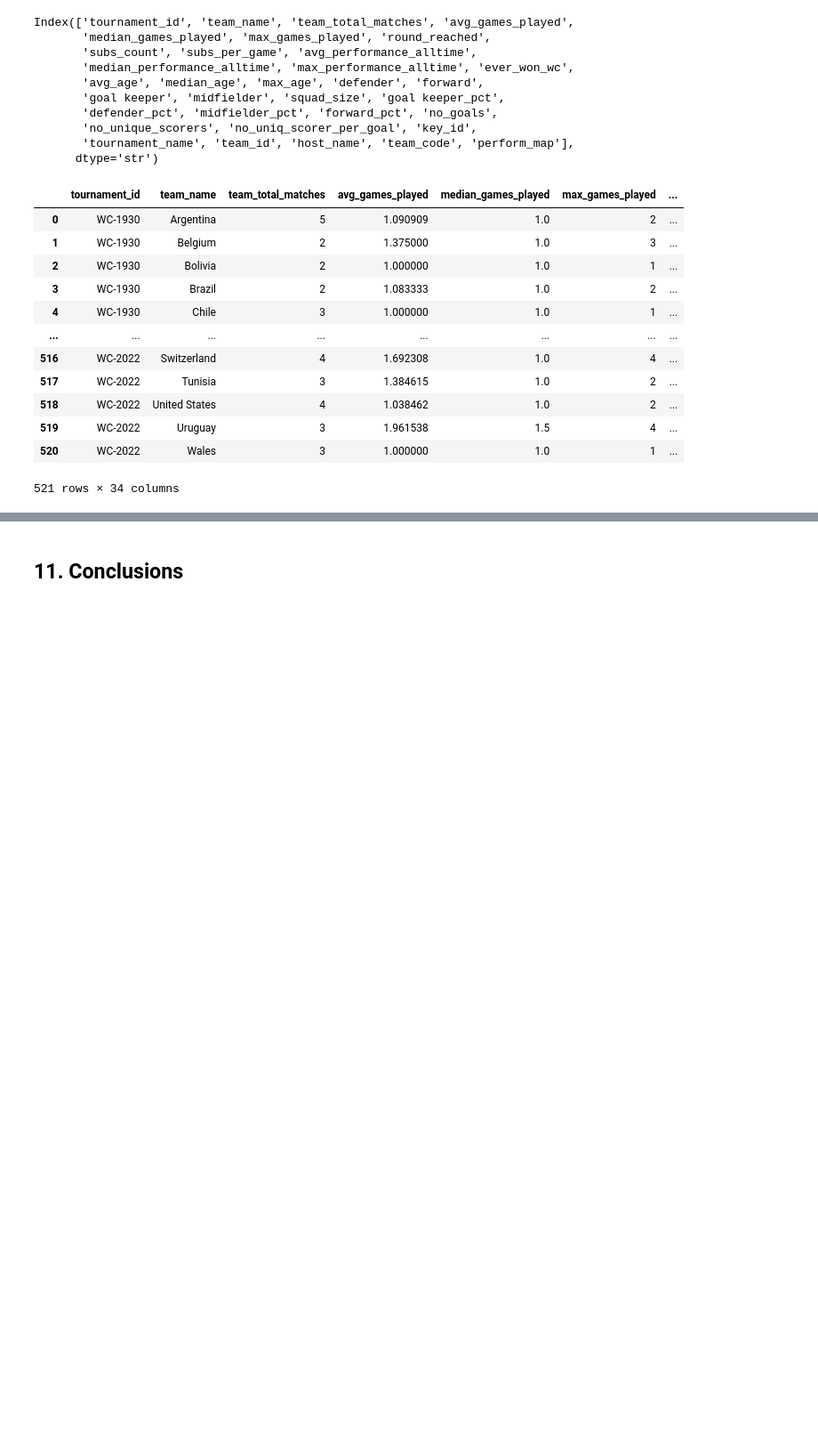
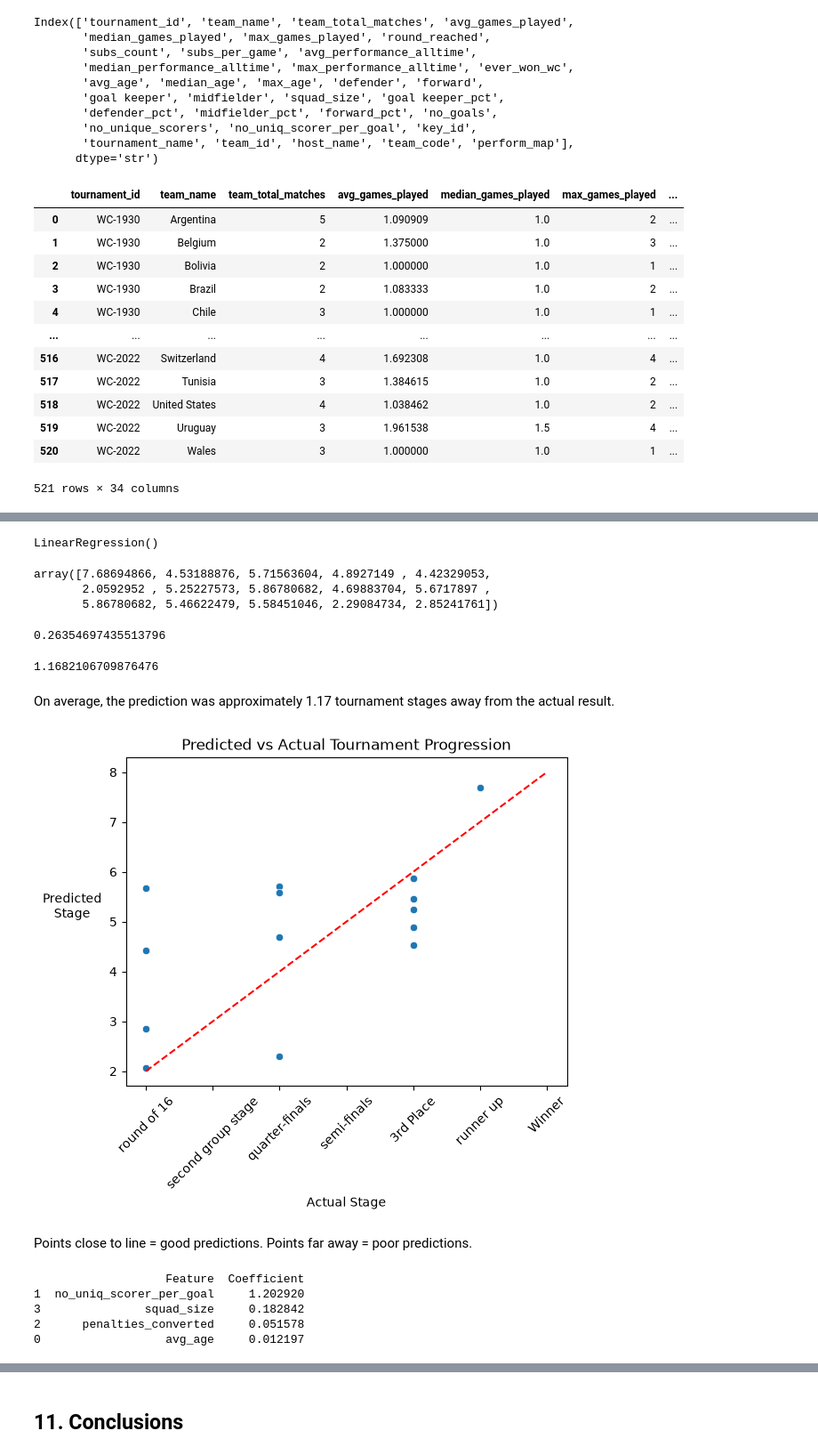
Before and after one commit to bev-amin/fifa-data-science, a Jupyter notebook: notebooks/02-further-analysis.ipynb, the cells around one changed output, grey strips where cells are left out. Shown at 89% size. Drawn from its saved outputs; the diff is of its cells as text; code cells hidden in the pictures; blank space fills up the shorter version.

```diff
--- a/notebooks/02-further-analysis.ipynb
+++ b/notebooks/02-further-analysis.ipynb
@@ -885,0 +915,77 @@ squad_exp_perform.loc[squad_exp_perform['won?'], 'new_perform_rank'] = 8
+# %%
+''' remove missing values '''
+model_df = pd.concat([x, y], axis=1).dropna()
+x = model_df[features]
+y = model_df['new_perform_rank']
+# %%
+''' train/test split '''
+X_train, X_test, y_train, y_test = train_test_split(x, y, test_size=0.2, random_state=42)
+# %%
+''' fit the model '''
+model = LinearRegression()
+model.fit(X_train, y_train)
+# %% [output]
+LinearRegression()
+# %%
+''' make predictions '''
+predictions = model.predict(X_test)
+predictions
+# %% [output]
+array([7.68694866, 4.53188876, 5.71563604, 4.8927149 , 4.42329053,
+       2.0592952 , 5.25227573, 5.86780682, 4.69883704, 5.6717897 ,
+       5.86780682, 5.46622479, 5.58451046, 2.29084734, 2.85241761])
+# %%
+''' evaluate performance (0 = no predictive power, 0.2 = weak, 0.4 = moderate, 0.6+ = strong)'''
+r2 = r2_score(y_test, predictions)
+print(r2)
+# %% [output]
+0.26354697435513796
+# %%
+''' Mean Absolute Error '''
+mae = mean_absolute_error(y_test, predictions)
+print(mae)
+# %% [output]
+1.1682106709876476
+# %% [markdown]
+On average, the prediction was approximately 1.17 tournament stages away from the actual result.
+# %%
+''' Predicted vs Actual Plot'''
+
+sns.scatterplot(x=y_test, y=predictions)
+
+plt.plot(
+    [y.min(), y.max()],
+    [y.min(), y.max()],
+    'r--')
+
+plt.xlabel('Actual Stage')
+plt.ylabel('Predicted\nStage', rotation=0, labelpad=30)
+plt.title('Predicted vs Actual Tournament Progression')
+stage_list_for_x = ['round of 16','second group stage','quarter-finals','semi-finals','3rd Place','runner up','Winner']
+plt.xticks([2, 3, 4, 5, 6, 7, 8], stage_list_for_x, rotation=45)
+plt.show()
+# %% [output]
+[figure, added]
+# %% [markdown]
+Points close to line = good predictions.
+Points far away = poor predictions.
+# %%
+''' feature importance '''
+
+coef_df = pd.DataFrame({
+    'Feature': x.columns,
+    'Coefficient': model.coef_
+})
+
+coef_df = coef_df.sort_values(
+    by='Coefficient',
+    ascending=False
+)
+
+print(coef_df)
+# %% [output]
+                   Feature  Coefficient
+1  no_uniq_scorer_per_goal     1.202920
+3               squad_size     0.182842
+2      penalties_converted     0.051578
+0                  avg_age     0.012197
```
Also changed, not shown: parts of 11 cells of this notebook.
